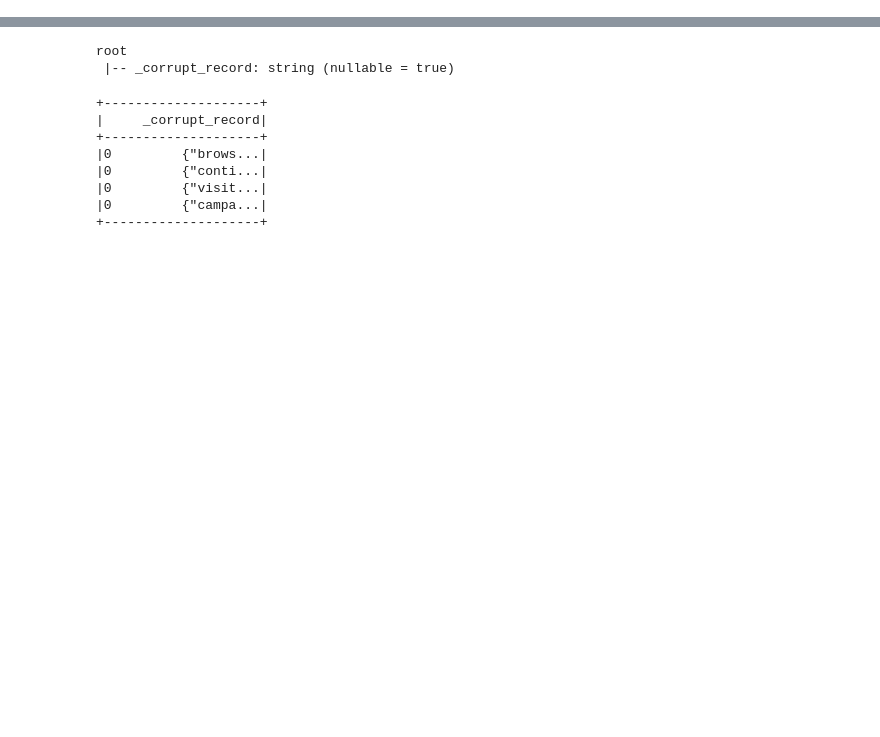
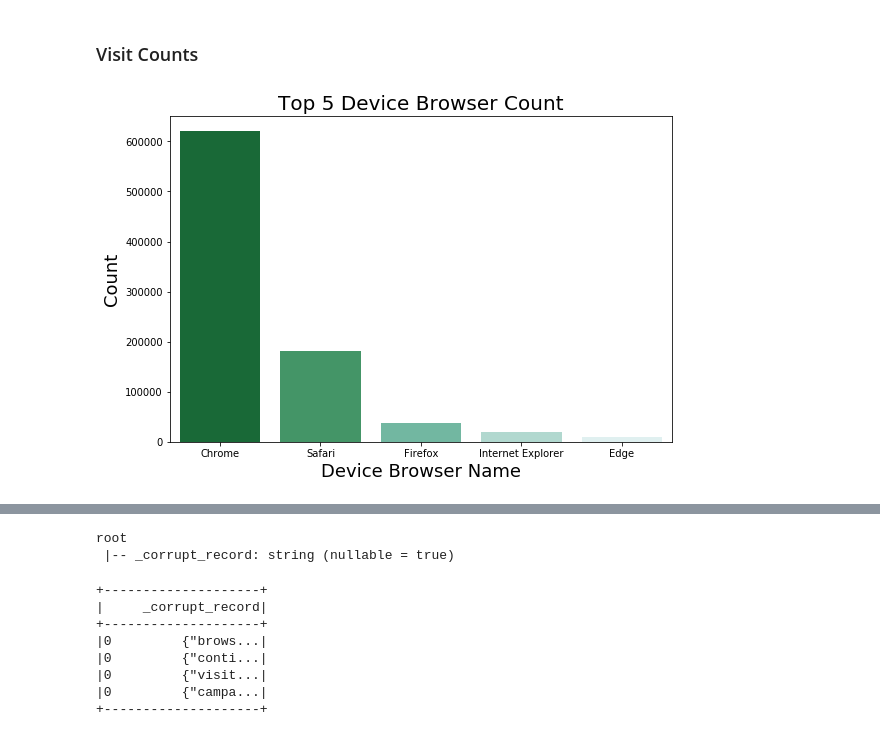
Before and after one commit to HuangChinYen/Project---Google-Analytics-Customer-Revenue, a Jupyter notebook: BigData.ipynb, the cells around one changed output, grey strips where cells are left out. Saved outputs shown, nothing was run; the diff lists cells and outputs as text; code cells hidden in the pictures; blank space fills up the shorter version.

Commit message:
Add files via upload
Added some plots and sql

```diff
--- a/BigData.ipynb
+++ b/BigData.ipynb
@@ -188,0 +217,8 @@ KeyError: 'device'
+# %%
+dataNew2["totals.transactionRevenue"] = dataNew2["totals.transactionRevenue"].astype('float')
+dataNew2["totals.hits"] = dataNew2["totals.hits"].astype('float')
+dataNew2["totals.pageviews"] = dataNew2["totals.pageviews"].astype('float')
+#convert the datetype of revenue to float format
+# %%
+dataNew2["totals.transactionRevenue"].fillna(0, inplace=True) # fill all the rows with N/A in transctions with 0
+dataNew2["totals.transactionRevenue"].isna().sum() # Now, it should have 0 N/A value
@@ -188,0 +231,3 @@ KeyError: 'device'
+# %%
+dataNew2["totals.pageviews"].fillna(0, inplace=True)# fill all the rows with N/A in transctions with 0
+dataNew2["totals.pageviews"].isna().sum()# Now, it should have 0 N/A value
@@ -188,0 +252,2 @@ KeyError: 'device'
+# %%
+dataNew2 = date_process(dataNew2)
@@ -188,0 +285,16 @@ KeyError: 'device'
+# %% [markdown]
+### Visit Counts
+# %%
+# seting the graph size
+plt.figure(figsize=(9,6))
+browser_order = dataNew2["device.browser"].value_counts()[:5].sort_values(ascending=False).index
+
+# let explore the browser used by users
+sns.countplot(dataNew2["device.browser"], order=browser_order, palette='BuGn_r')
+plt.title("Top 5 Device Browser Count", fontsize=20) # seting the title size
+plt.xlabel("Device Browser Name", fontsize=18) # seting the x label size
+plt.ylabel("Count", fontsize=18) # seting the y label size
+
+plt.show()
+# %% [output]
+[figure, added]
```
Also changed, not shown: parts of 104 cells of this notebook, 1 other file.
